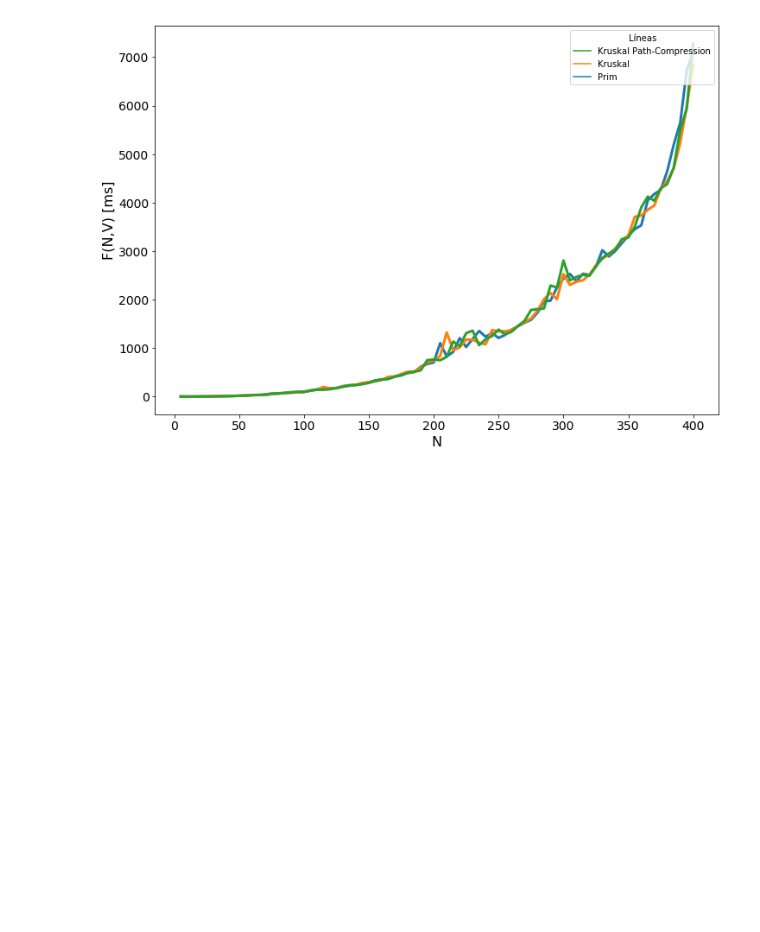
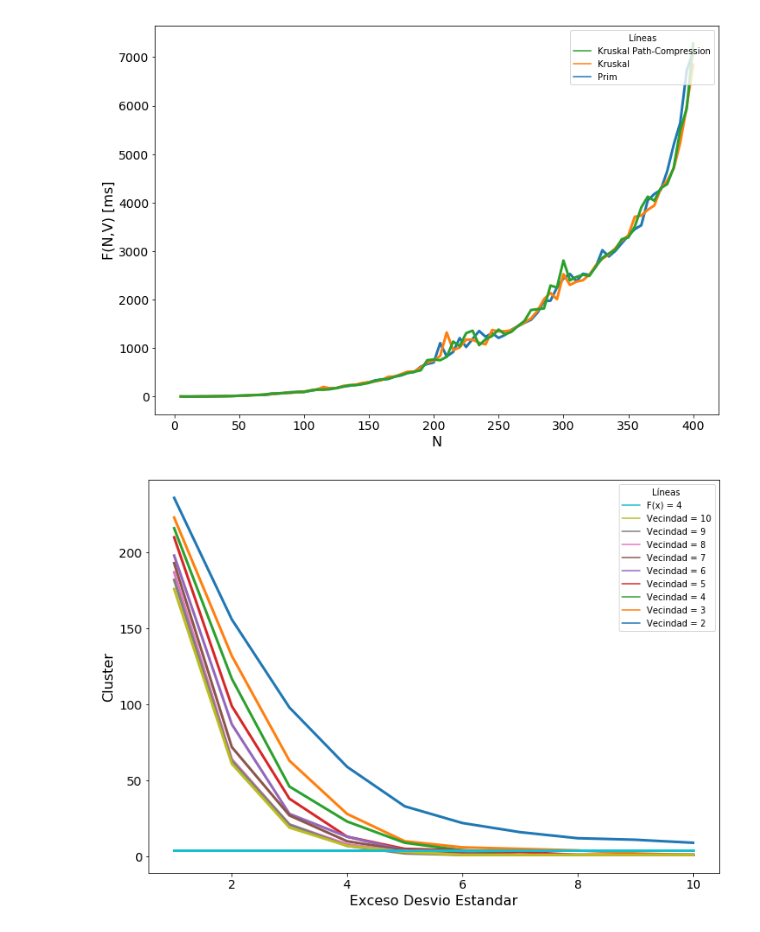
Before and after one commit to asdolo/algo3-tp2, a Jupyter notebook: output/clusterizacion/graficos.ipynb, the cells around one changed output. Saved outputs shown, nothing was run; the diff lists cells and outputs as text; code cells hidden in the pictures; blank space fills up the shorter version.

Commit message:
Subo ultimos tests realizados y mas graficos.

```diff
--- a/output/clusterizacion/graficos.ipynb
+++ b/output/clusterizacion/graficos.ipynb
@@ -20,6 +20,9 @@ kruskalPathCompressionTest3 = pd.read_csv('test-3-mediciones-kruskal-path-compre
 primTest4 = pd.read_csv('test-4-mediciones-prim.csv')
 kruskalTest4 = pd.read_csv('test-4-mediciones-kruskal.csv')
 kruskalPathCompressionTest4 = pd.read_csv('test-4-mediciones-kruskal-path-compression.csv')
+
+primTest5 = pd.read_csv('test-5-mediciones-prim.csv')
+primTest6 = pd.read_csv('test-6-mediciones-prim.csv')
 # %%
 #TEST 1 Complejidades Clusterizacion Version 1
 a4_dims = (11.7, 8.27)
@@ -294,3 +297,37 @@ plt.tick_params(labelsize=14);
 plt.setp(ax.lines,linewidth=3);
 # %% [output]
 [figure]
+# %%
+#TEST 5 Comparacion instancias con variacion de parametros
+#para encontrar parametros ideales EJEMPLO 2
+#AGM=PRIM VERSION=1
+
+#n,vecindad,version,excesoNecesarioDesvioEstandar,ratioExceso,clusters,tiempo
+
+a4_dims = (11.7, 8.27)
+fig, ax = plt.subplots(figsize=a4_dims)
+cuatroConstante =pd.read_csv('cuatroConstante.csv')
+
+ax1 = sns.lineplot(x="excesoNecesarioDesvioEstandar", y="clusters", data=primTest5.loc[primTest5['vecindad'] == 2], label="Vecindad = 2",ax=ax);
+ax1 = sns.lineplot(x="excesoNecesarioDesvioEstandar", y="clusters", data=primTest5.loc[primTest5['vecindad'] == 3], label="Vecindad = 3",ax=ax);
+ax1 = sns.lineplot(x="excesoNecesarioDesvioEstandar", y="clusters", data=primTest5.loc[primTest5['vecindad'] == 4], label="Vecindad = 4",ax=ax);
+ax1 = sns.lineplot(x="excesoNecesarioDesvioEstandar", y="clusters", data=primTest5.loc[primTest5['vecindad'] == 5], label="Vecindad = 5",ax=ax);
+ax1 = sns.lineplot(x="excesoNecesarioDesvioEstandar", y="clusters", data=primTest5.loc[primTest5['vecindad'] == 6], label="Vecindad = 6",ax=ax);
+ax1 = sns.lineplot(x="excesoNecesarioDesvioEstandar", y="clusters", data=primTest5.loc[primTest5['vecindad'] == 7], label="Vecindad = 7",ax=ax);
+ax1 = sns.lineplot(x="excesoNecesarioDesvioEstandar", y="clusters", data=primTest5.loc[primTest5['vecindad'] == 8], label="Vecindad = 8",ax=ax);
+ax1 = sns.lineplot(x="excesoNecesarioDesvioEstandar", y="clusters", data=primTest5.loc[primTest5['vecindad'] == 9], label="Vecindad = 9",ax=ax);
+ax1 = sns.lineplot(x="excesoNecesarioDesvioEstandar", y="clusters", data=primTest5.loc[primTest5['vecindad'] == 10], label="Vecindad = 10",ax=ax);
+ax1 = sns.lineplot(x="excesoNecesarioDesvioEstandar", y="clusters", data=cuatroConstante, label="F(x) = 4",ax=ax);
+
+
+#Reverse legends
+handles, labels = ax1.get_legend_handles_labels()
+ax1.legend(reversed(handles), reversed(labels), title='Líneas', loc='upper right')
+
+plt.ylabel("Cluster", fontsize=16);
+plt.xlabel("Exceso Desvio Estandar", fontsize=16);
+#plt.ylim(0,13000)
+plt.tick_params(labelsize=14);
+plt.setp(ax.lines,linewidth=3);
+# %% [output]
+[figure, added]
```
Also changed, not shown: parts of 1 cell of this notebook, 15 other files.
